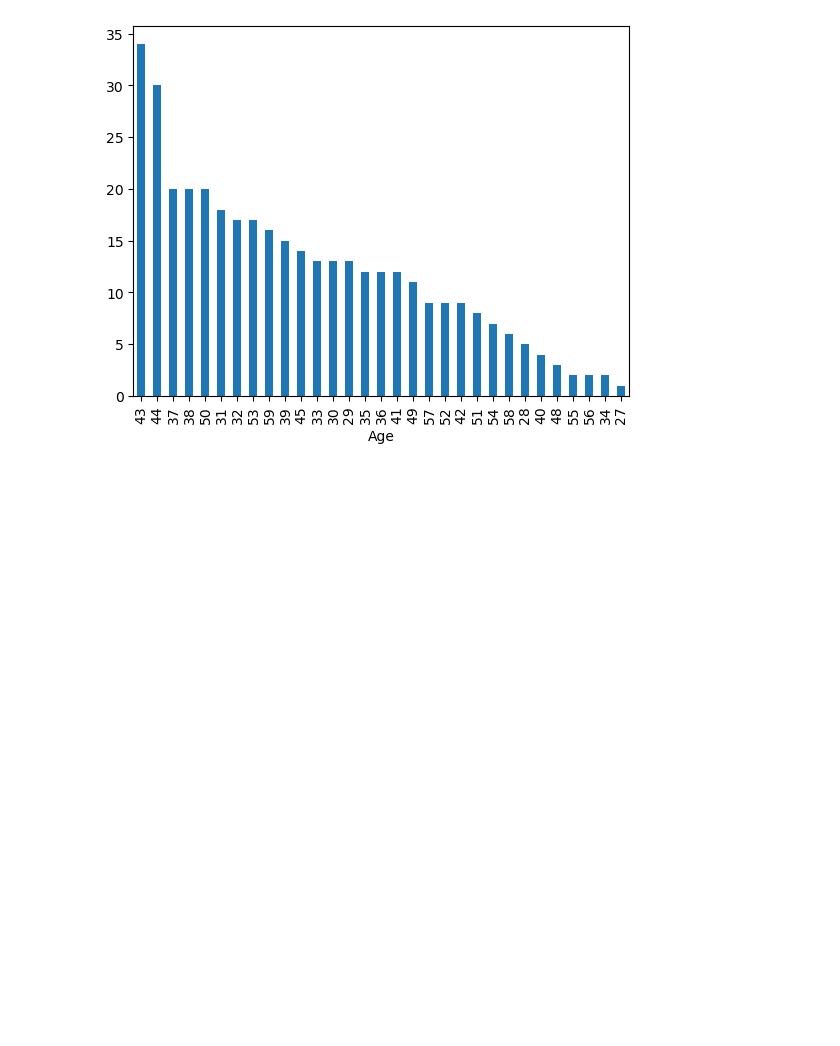
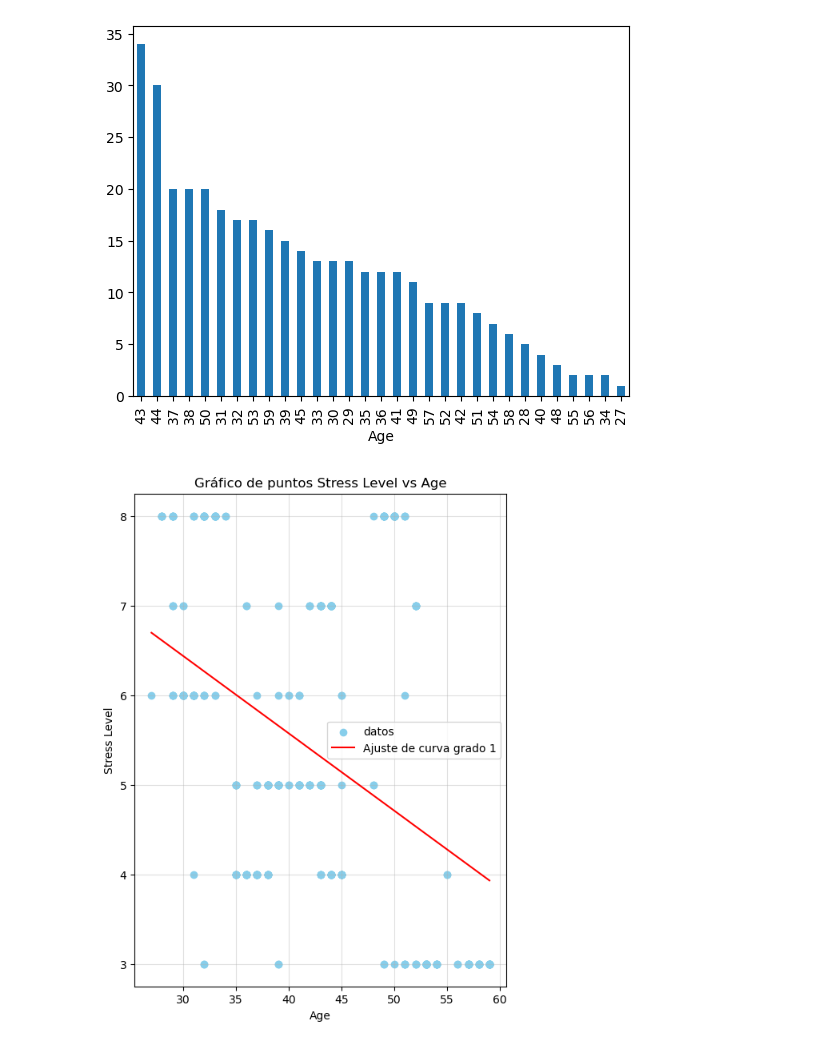
Before and after one commit to Brokolito/HAD-ModProba, a Jupyter notebook: data_work.ipynb, the cells around one changed output. Cells and saved outputs as stored; diff of their text form; code cells hidden in the pictures; blank space fills up the shorter version.

Commit message:
Se agregan graficos  de edad vs Stress y grafico de profesiones/ocupaciones de los encuestados

```diff
--- a/data_work.ipynb
+++ b/data_work.ipynb
@@ -97,18 +97,20 @@ edades.plot(kind="bar")
 <Axes: xlabel='Age'>
 [figure]
 # %%
-# X=data['Age'].value_counts().to_numpy()
-# Y=data['Stress Level'].to_numpy()
-# Coef_Ed_Estr = Estimar_coeficientes(X,Y)  # grado 1 tiene la forma y = b + ax
-# X = data['Age'].to_numpy().reshape(-1, 1)
-# dom = np.linspace(min(X),max(X),100)  # intervalo entre el dato mínimo y máximo
-# rec = Coef_Ed_Estr[0] + Coef_Ed_Estr[1]*dom  # evaluar con la forma Y = aX + b
-# plt.figure(figsize=(6,8))
-# plt.scatter(X,Y, alpha=1, color='skyblue')  # Gráfico de puntos para los datos
-# plt.plot(dom,rec,color='red')  # Recta ajustada
-# plt.xlabel('Age')
-# plt.ylabel('Stress Level')
-# plt.title('Gráfico de puntos Stress Level vs Age')
-# plt.grid(alpha=0.4)
-# plt.legend(['datos', 'Ajuste de curva grado 1'])
-# plt.show()
+X=data['Age'].to_numpy()
+Y=data['Stress Level'].to_numpy()
+Coef_Ed_Estr = Estimar_coeficientes(X,Y)  # grado 1 tiene la forma y = b + ax
+X = data['Age'].to_numpy().reshape(-1, 1)
+dom = np.linspace(min(X),max(X),100)  # intervalo entre el dato mínimo y máximo
+rec = Coef_Ed_Estr[0] + Coef_Ed_Estr[1]*dom  # evaluar con la forma Y = aX + b
+plt.figure(figsize=(6,8))
+plt.scatter(X,Y, alpha=1, color='skyblue')  # Gráfico de puntos para los datos
+plt.plot(dom,rec,color='red')  # Recta ajustada
+plt.xlabel('Age')
+plt.ylabel('Stress Level')
+plt.title('Gráfico de puntos Stress Level vs Age')
+plt.grid(alpha=0.4)
+plt.legend(['datos', 'Ajuste de curva grado 1'])
+plt.show()
+# %% [output]
+[figure, added]
```
Also changed, not shown: parts of 1 cell of this notebook.
